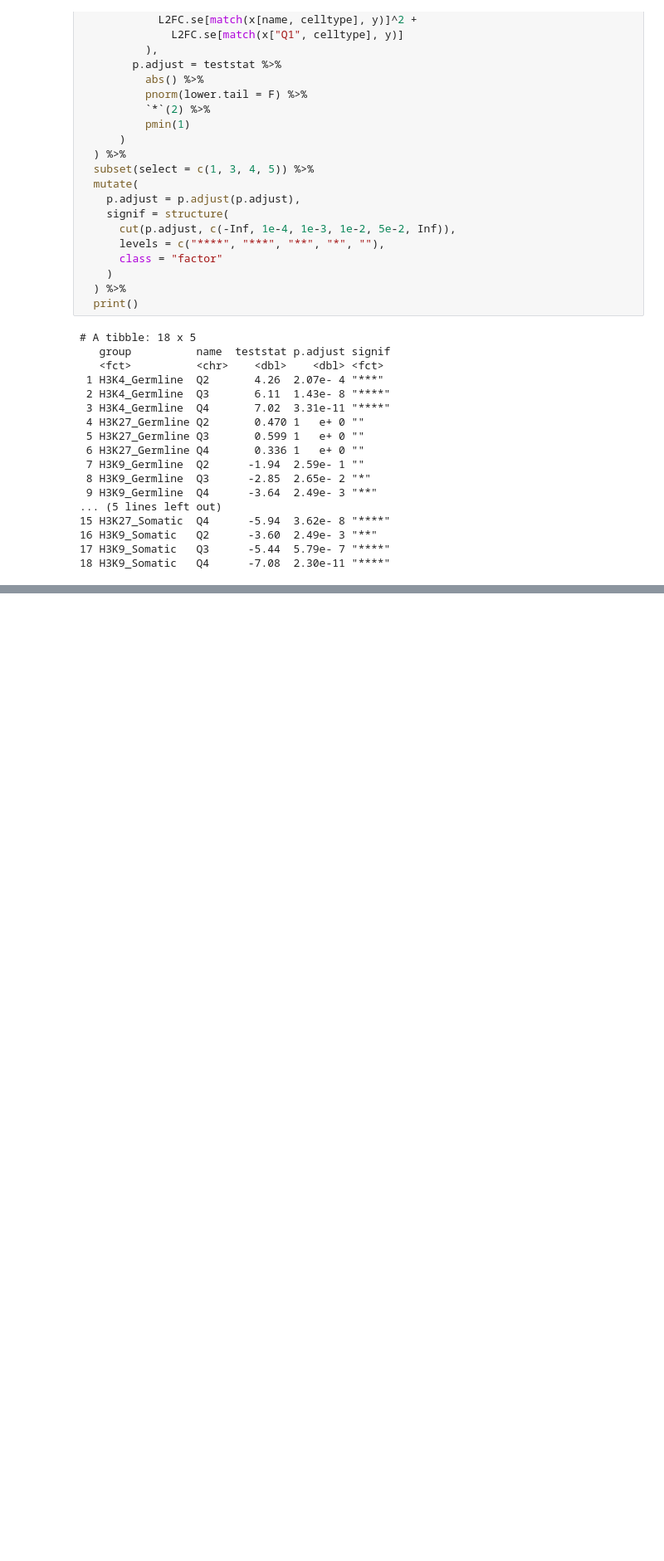
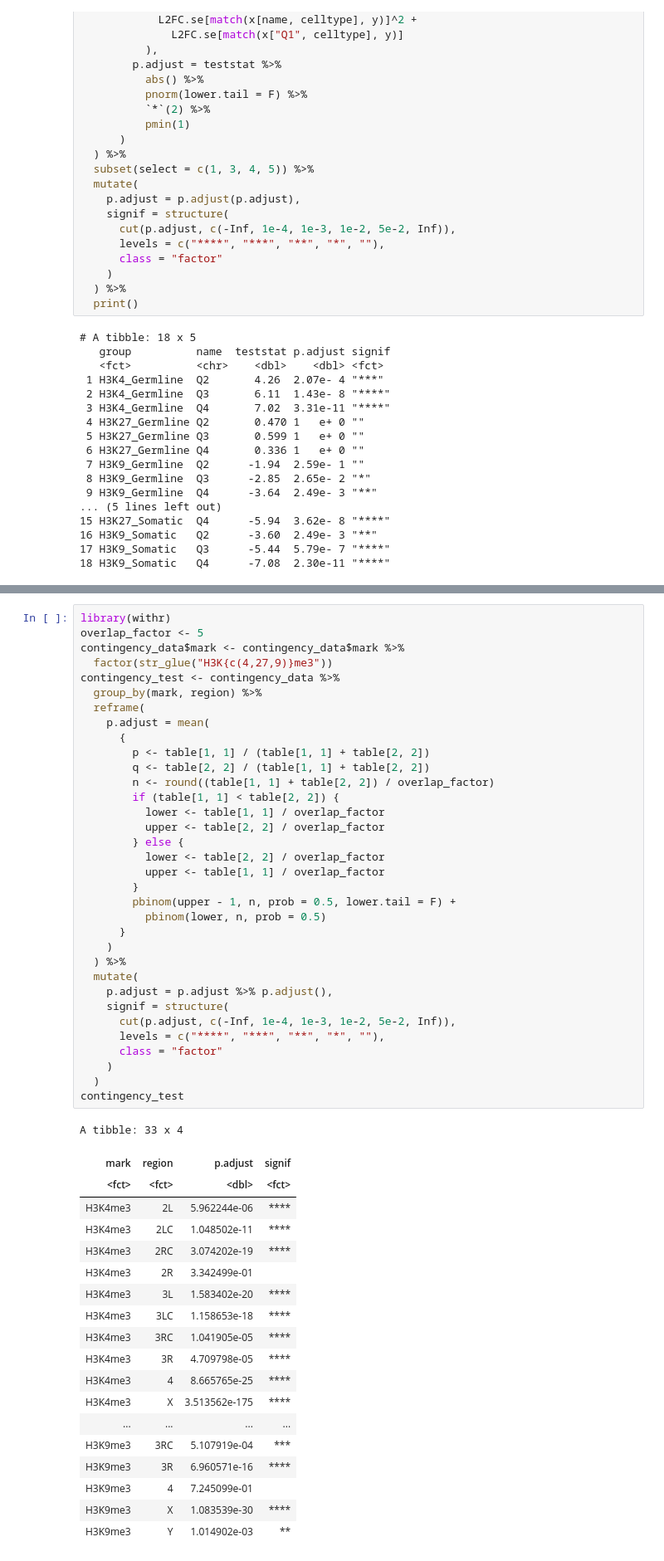
Before and after one commit to ringw/Upd-Germline-Genomics, a Jupyter notebook: reports/ChIC-Significance-Report.ipynb, the cells around one changed output, grey strips where cells are left out. Shown at 83% size. Drawn from its saved outputs; the diff is of its cells as text; blank space fills up the shorter version.

Commit message:
Significance report WIP

```diff
--- a/reports/ChIC-Significance-Report.ipynb
+++ b/reports/ChIC-Significance-Report.ipynb
@@ -438,0 +943,54 @@ data <- markloess %>%
+# %%
+library(withr)
+overlap_factor <- 5
+contingency_data$mark <- contingency_data$mark %>%
+  factor(str_glue("H3K{c(4,27,9)}me3"))
+contingency_test <- contingency_data %>%
+  group_by(mark, region) %>%
+  reframe(
+    p.adjust = mean(
+      {
+        p <- table[1, 1] / (table[1, 1] + table[2, 2])
+        q <- table[2, 2] / (table[1, 1] + table[2, 2])
+        n <- round((table[1, 1] + table[2, 2]) / overlap_factor)
+        if (table[1, 1] < table[2, 2]) {
+          lower <- table[1, 1] / overlap_factor
+          upper <- table[2, 2] / overlap_factor
+        } else {
+          lower <- table[2, 2] / overlap_factor
+          upper <- table[1, 1] / overlap_factor
+        }
+        pbinom(upper - 1, n, prob = 0.5, lower.tail = F) +
+          pbinom(lower, n, prob = 0.5)
+      }
+    )
+  ) %>%
+  mutate(
+    p.adjust = p.adjust %>% p.adjust(),
+    signif = structure(
+      cut(p.adjust, c(-Inf, 1e-4, 1e-3, 1e-2, 5e-2, Inf)),
+      levels = c("****", "***", "**", "*", ""),
+      class = "factor"
+    )
+  )
+contingency_test
+# %% [output]
+A tibble: 33 x 4
+| mark | region | p.adjust | signif |
+| <fct> | <fct> | <dbl> | <fct> |
+| H3K4me3 | 2L | 5.962244e-06 | **** |
+| H3K4me3 | 2LC | 1.048502e-11 | **** |
+| H3K4me3 | 2RC | 3.074202e-19 | **** |
+| H3K4me3 | 2R | 3.342499e-01 |  |
+| H3K4me3 | 3L | 1.583402e-20 | **** |
+| H3K4me3 | 3LC | 1.158653e-18 | **** |
+| H3K4me3 | 3RC | 1.041905e-05 | **** |
+| H3K4me3 | 3R | 4.709798e-05 | **** |
+| H3K4me3 | 4 | 8.665765e-25 | **** |
+| H3K4me3 | X | 3.513562e-175 | **** |
+| ... | ... | ... | ... |
+| H3K9me3 | 3RC | 5.107919e-04 | *** |
+| H3K9me3 | 3R | 6.960571e-16 | **** |
+| H3K9me3 | 4 | 7.245099e-01 |  |
+| H3K9me3 | X | 1.083539e-30 | **** |
+| H3K9me3 | Y | 1.014902e-03 | ** |
```
Also changed, not shown: parts of 22 cells of this notebook.
